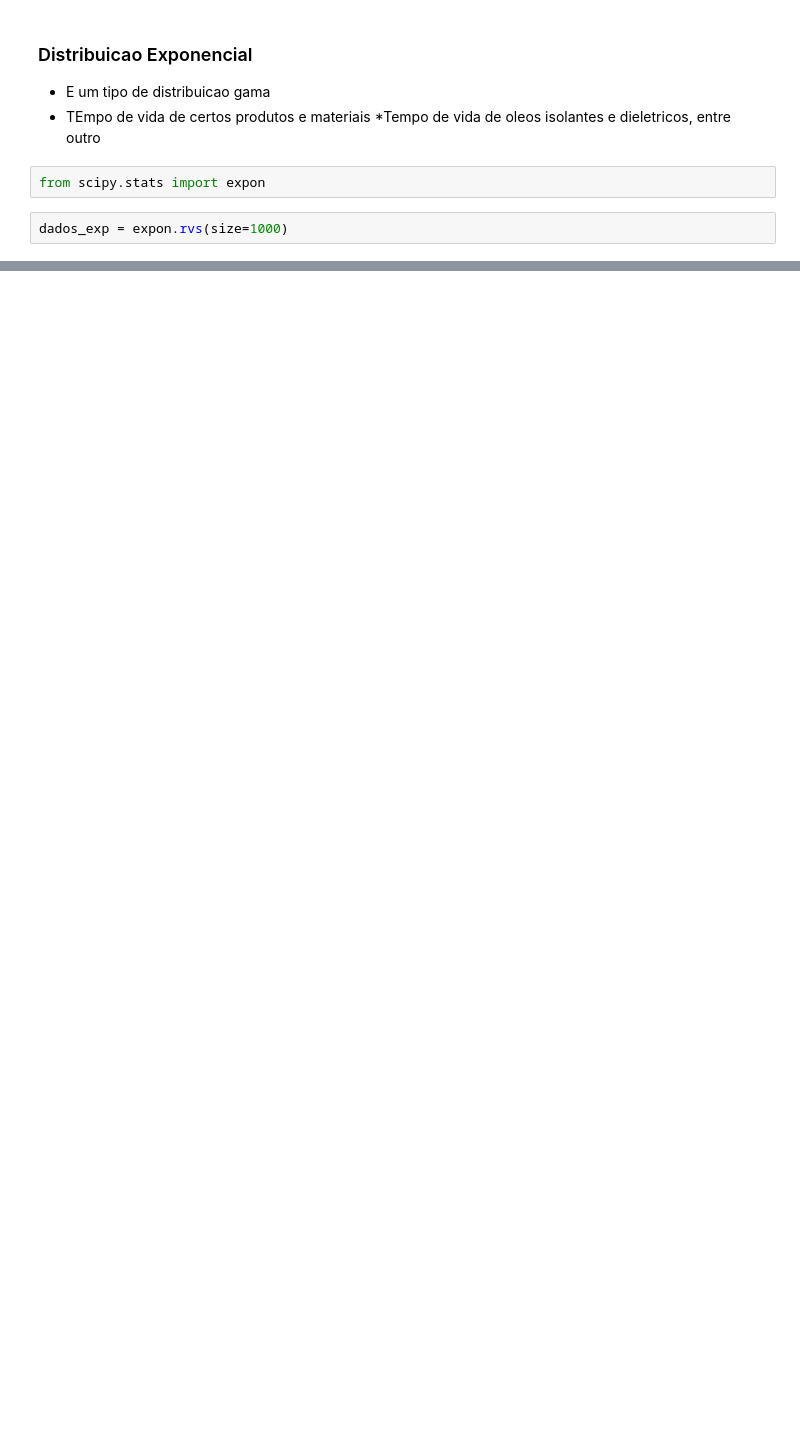
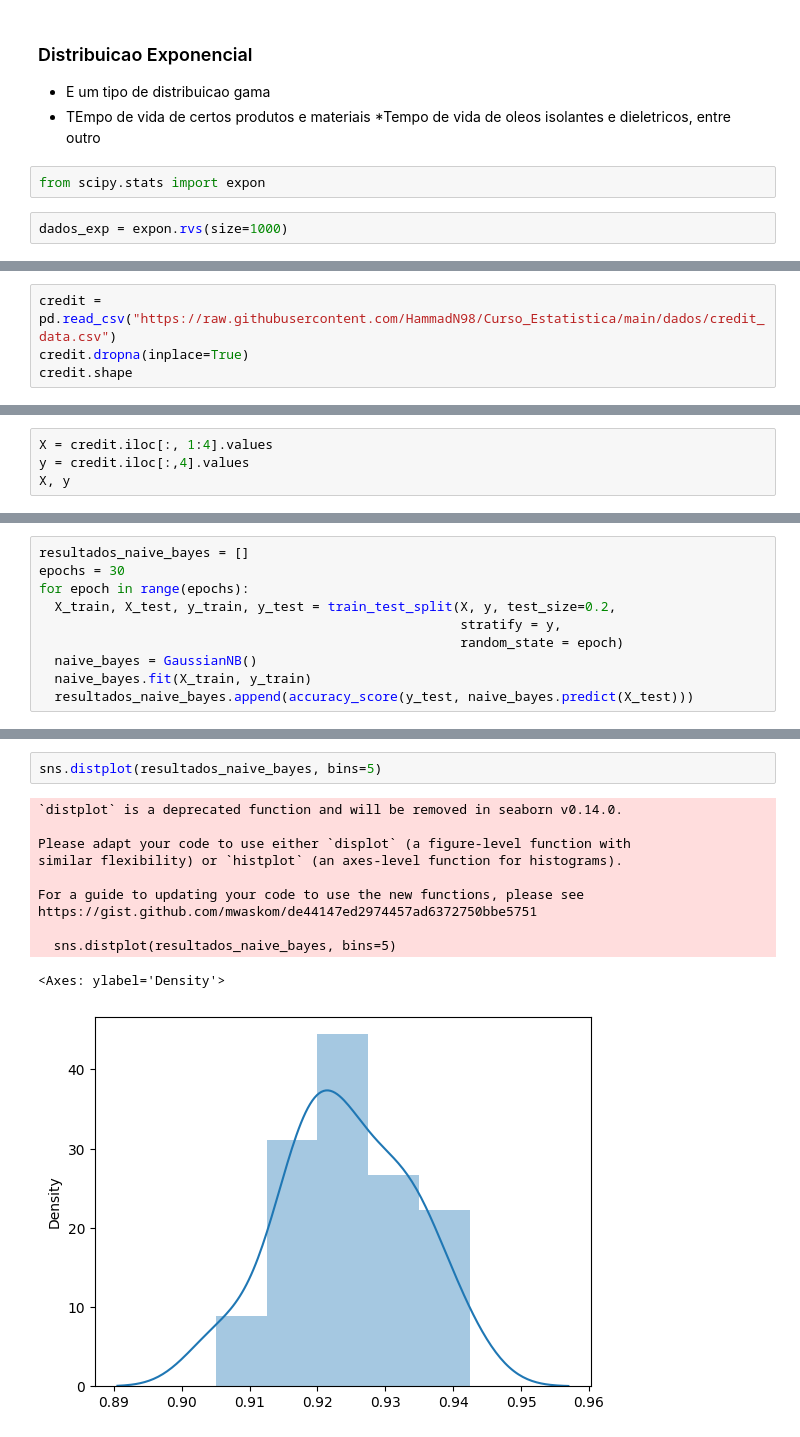
Before and after one commit to HammadN98/Curso_Estatistica, a Jupyter notebook: S6DistribuicoesEstatisticas.ipynb, the cells around one changed output, grey strips where cells are left out. Saved outputs shown, nothing was run; the diff lists cells and outputs as text; blank space fills up the shorter version.

```diff
--- a/S6DistribuicoesEstatisticas.ipynb
+++ b/S6DistribuicoesEstatisticas.ipynb
@@ -368,0 +416,4 @@ min(dados_exp), max(dados_exp)
+# %%
+credit = pd.read_csv("https://raw.githubusercontent.com/HammadN98/Curso_Estatistica/main/dados/credit_data.csv")
+credit.dropna(inplace=True)
+credit.shape
@@ -368,0 +422,4 @@ min(dados_exp), max(dados_exp)
+# %%
+X = credit.iloc[:, 1:4].values
+y = credit.iloc[:,4].values
+X, y
@@ -368,0 +439,10 @@ min(dados_exp), max(dados_exp)
+# %%
+resultados_naive_bayes = []
+epochs = 30
+for epoch in range(epochs):
+  X_train, X_test, y_train, y_test = train_test_split(X, y, test_size=0.2,
+                                                      stratify = y,
+                                                      random_state = epoch)
+  naive_bayes = GaussianNB()
+  naive_bayes.fit(X_train, y_train)
+  resultados_naive_bayes.append(accuracy_score(y_test, naive_bayes.predict(X_test)))
@@ -368,0 +454,14 @@ min(dados_exp), max(dados_exp)
+# %%
+sns.distplot(resultados_naive_bayes, bins=5)
+# %% [output]
+`distplot` is a deprecated function and will be removed in seaborn v0.14.0.
+
+Please adapt your code to use either `displot` (a figure-level function with
+similar flexibility) or `histplot` (an axes-level function for histograms).
+
+For a guide to updating your code to use the new functions, please see
+https://gist.github.com/mwaskom/de44147ed2974457ad6372750bbe5751
+
+  sns.distplot(resultados_naive_bayes, bins=5)
+<Axes: ylabel='Density'>
+[figure, added]
```
Also changed, not shown: parts of 27 cells of this notebook.
